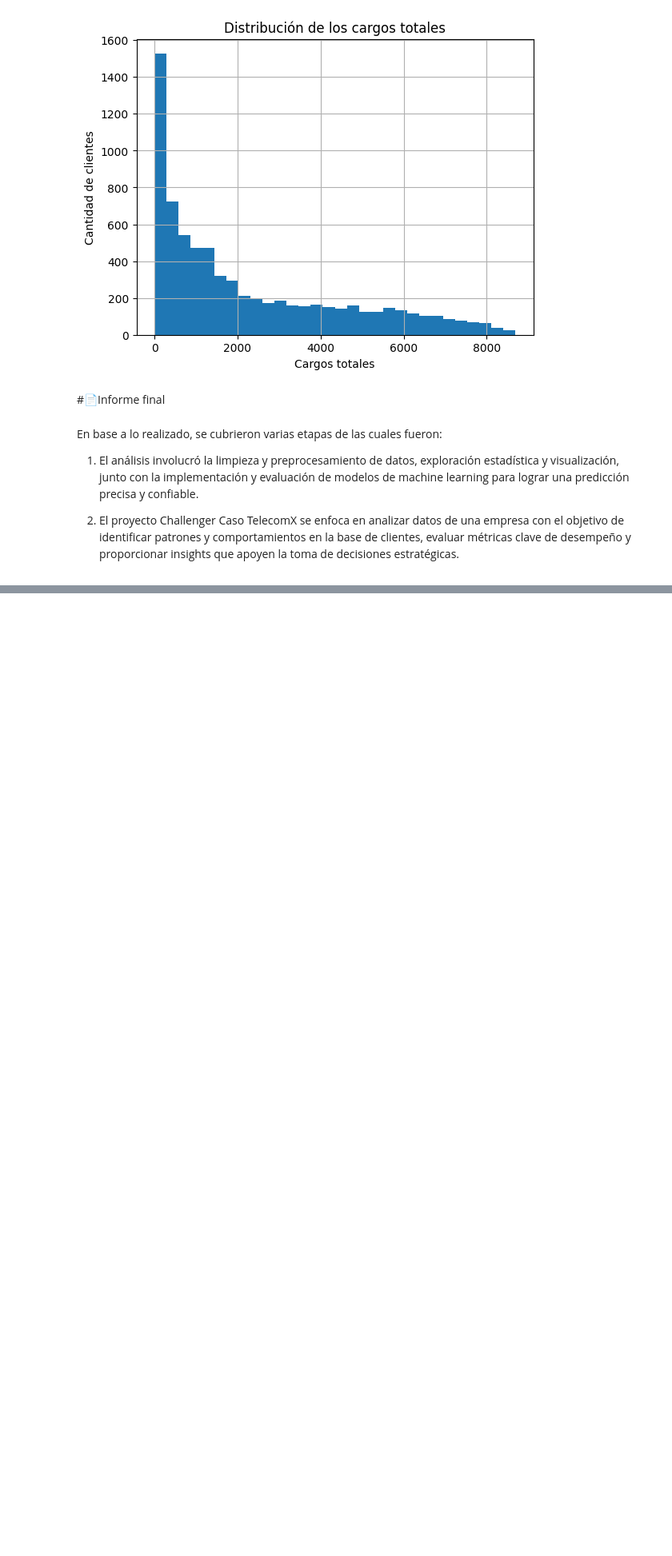
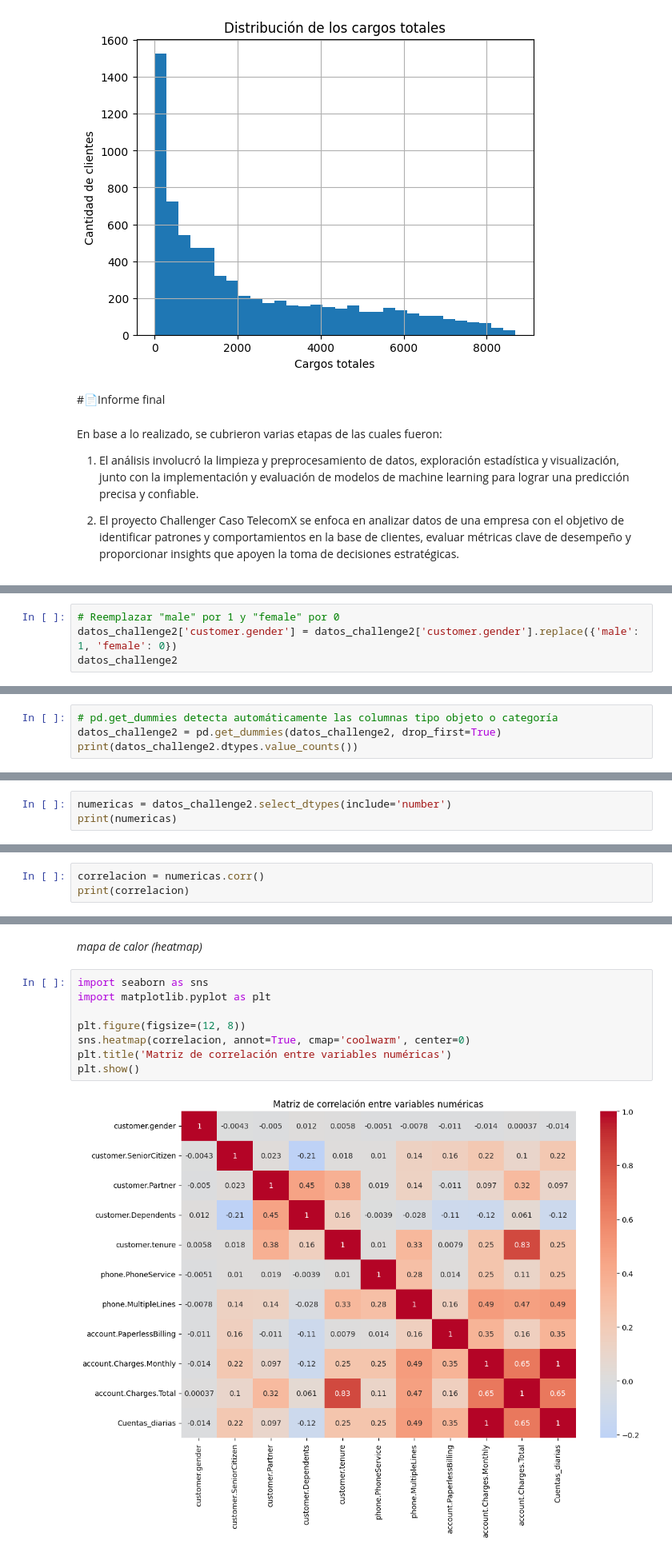
Before and after one commit to HillerJS/TelecomX_Challenge, a Jupyter notebook: TelecomX_Challenge.ipynb, the cells around one changed output, grey strips where cells are left out. Shown at 80% size. Saved outputs shown, nothing was run; the diff lists cells and outputs as text; blank space fills up the shorter version.

Commit message:
TelecomX Challenge 2

```diff
--- a/TelecomX_Challenge.ipynb
+++ b/TelecomX_Challenge.ipynb
@@ -241,0 +284,4 @@ En base a lo realizado, se cubrieron varias etapas de las cuales fueron:
+# %%
+# Reemplazar "male" por 1 y "female" por 0
+datos_challenge2['customer.gender'] = datos_challenge2['customer.gender'].replace({'male': 1, 'female': 0})
+datos_challenge2
@@ -241,0 +333,4 @@ En base a lo realizado, se cubrieron varias etapas de las cuales fueron:
+# %%
+# pd.get_dummies detecta automáticamente las columnas tipo objeto o categoría
+datos_challenge2 = pd.get_dummies(datos_challenge2, drop_first=True)
+print(datos_challenge2.dtypes.value_counts())
@@ -241,0 +404,3 @@ En base a lo realizado, se cubrieron varias etapas de las cuales fueron:
+# %%
+numericas = datos_challenge2.select_dtypes(include='number')
+print(numericas)
@@ -241,0 +427,3 @@ En base a lo realizado, se cubrieron varias etapas de las cuales fueron:
+# %%
+correlacion = numericas.corr()
+print(correlacion)
@@ -241,0 +448,12 @@ En base a lo realizado, se cubrieron varias etapas de las cuales fueron:
+# %% [markdown]
+*mapa de calor (heatmap)*
+# %%
+import seaborn as sns
+import matplotlib.pyplot as plt
+
+plt.figure(figsize=(12, 8))
+sns.heatmap(correlacion, annot=True, cmap='coolwarm', center=0)
+plt.title('Matriz de correlación entre variables numéricas')
+plt.show()
+# %% [output]
+[figure, added]
```
Also changed, not shown: parts of 49 cells of this notebook.
